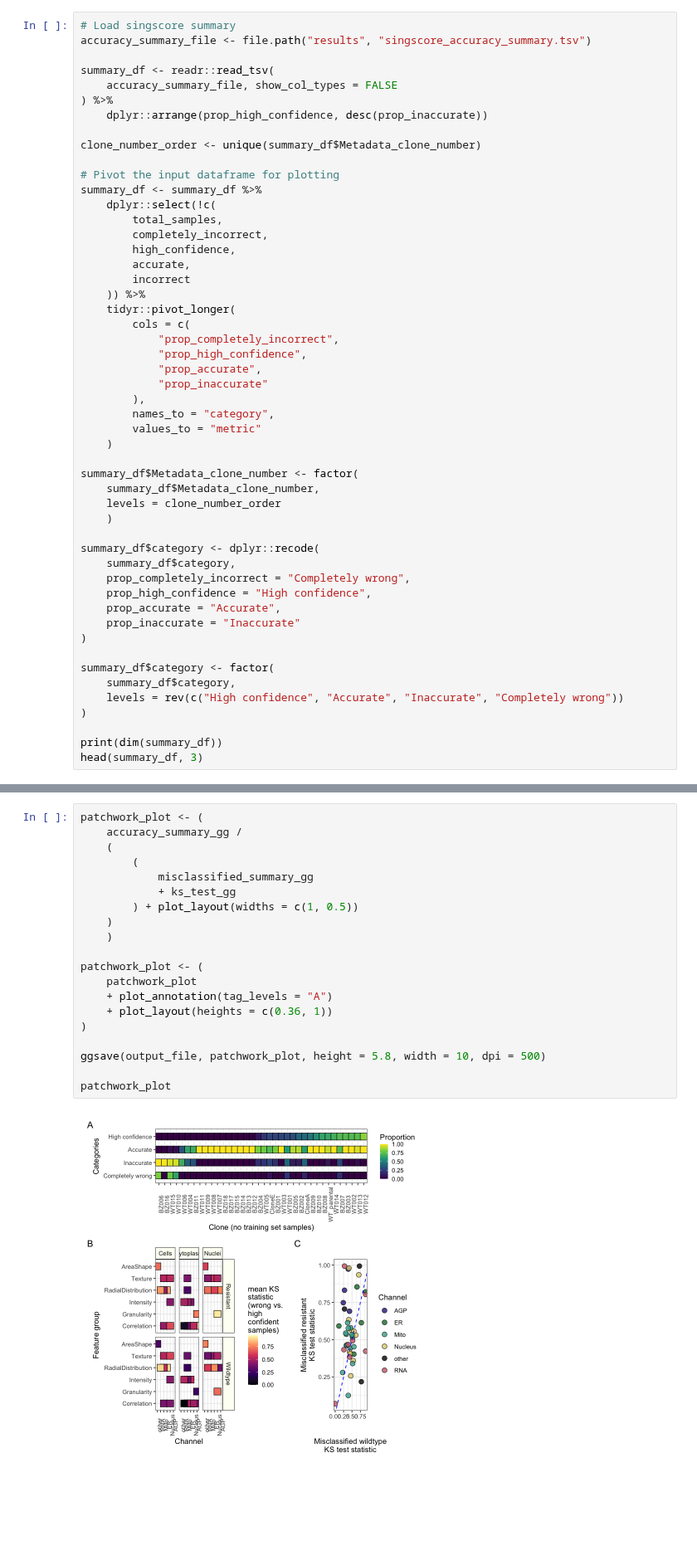
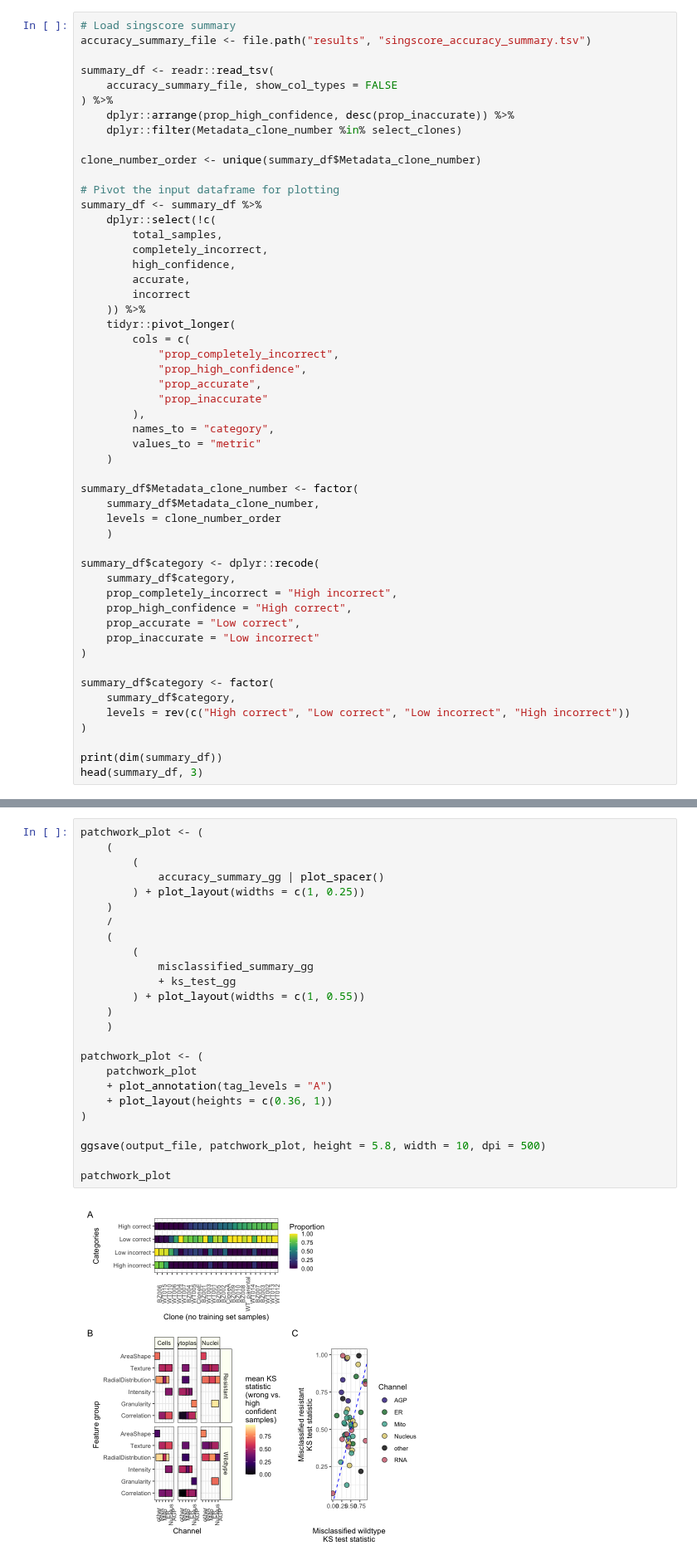
Before and after one commit to broadinstitute/profiling-resistance-mechanisms, a Jupyter notebook: 5.signature-exploration/4.visualize_singscore_accuracy_and_featurespace.ipynb, the cells around one changed output, grey strips where cells are left out. Shown at 83% size. Saved outputs shown, nothing was run; the diff lists cells and outputs as text; blank space fills up the shorter version.

Commit message:
restrict figure to only those clones used in the paper

```diff
--- a/5.signature-exploration/4.visualize_singscore_accuracy_and_featurespace.ipynb
+++ b/5.signature-exploration/4.visualize_singscore_accuracy_and_featurespace.ipynb
@@ -14,7 +48,8 @@ accuracy_summary_file <- file.path("results", "singscore_accuracy_summary.tsv")
 summary_df <- readr::read_tsv(
     accuracy_summary_file, show_col_types = FALSE
 ) %>%
-    dplyr::arrange(prop_high_confidence, desc(prop_inaccurate))
+    dplyr::arrange(prop_high_confidence, desc(prop_inaccurate)) %>%
+    dplyr::filter(Metadata_clone_number %in% select_clones)
 
 clone_number_order <- unique(summary_df$Metadata_clone_number)
 
@@ -45,15 +80,15 @@ summary_df$Metadata_clone_number <- factor(
 
 summary_df$category <- dplyr::recode(
     summary_df$category,
-    prop_completely_incorrect = "Completely wrong",
-    prop_high_confidence = "High confidence",
-    prop_accurate = "Accurate",
-    prop_inaccurate = "Inaccurate"
+    prop_completely_incorrect = "High incorrect",
+    prop_high_confidence = "High correct",
+    prop_accurate = "Low correct",
+    prop_inaccurate = "Low incorrect"
 )
 
 summary_df$category <- factor(
     summary_df$category,
-    levels = rev(c("High confidence", "Accurate", "Inaccurate", "Completely wrong"))
+    levels = rev(c("High correct", "Low correct", "Low incorrect", "High incorrect"))
 )
 
 print(dim(summary_df))
@@ -239,23 +276,28 @@ ks_test_gg
 [figure]
 # %%
 patchwork_plot <- (
-    accuracy_summary_gg /
+    (
+        (
+            accuracy_summary_gg | plot_spacer()
+        ) + plot_layout(widths = c(1, 0.25))
+    )
+    /
     (
         (
             misclassified_summary_gg
             + ks_test_gg
-        ) + plot_layout(widths = c(1, 0.5))
+        ) + plot_layout(widths = c(1, 0.55))
     )
     )
 
 patchwork_plot <- (
     patchwork_plot
     + plot_annotation(tag_levels = "A")
     + plot_layout(heights = c(0.36, 1))
 )
 
 ggsave(output_file, patchwork_plot, height = 5.8, width = 10, dpi = 500)
 
 patchwork_plot
 # %% [output]
-[figure, old version]
+[figure, new version]
```
Also changed, not shown: parts of 5 cells of this notebook, 2 other files.
